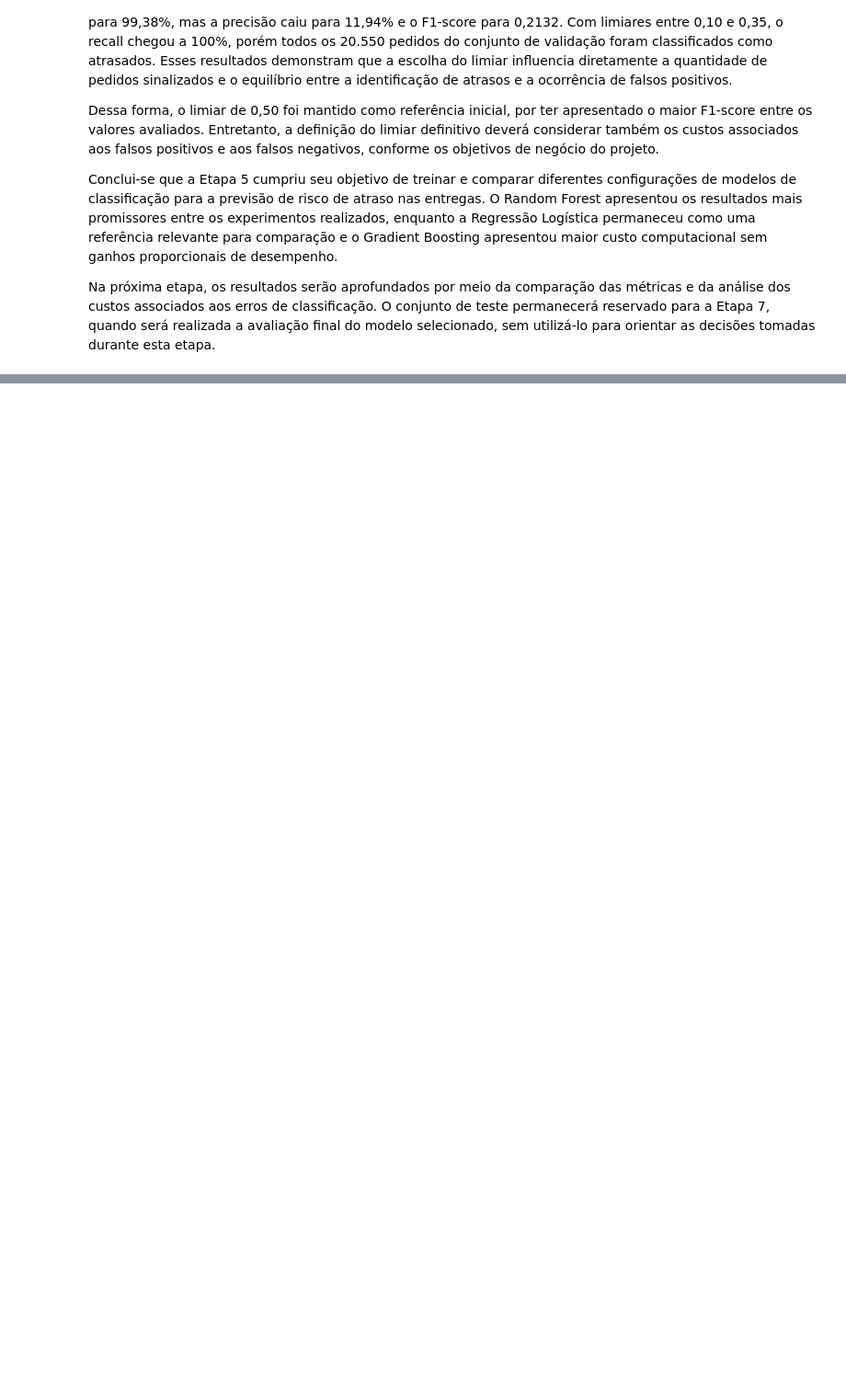
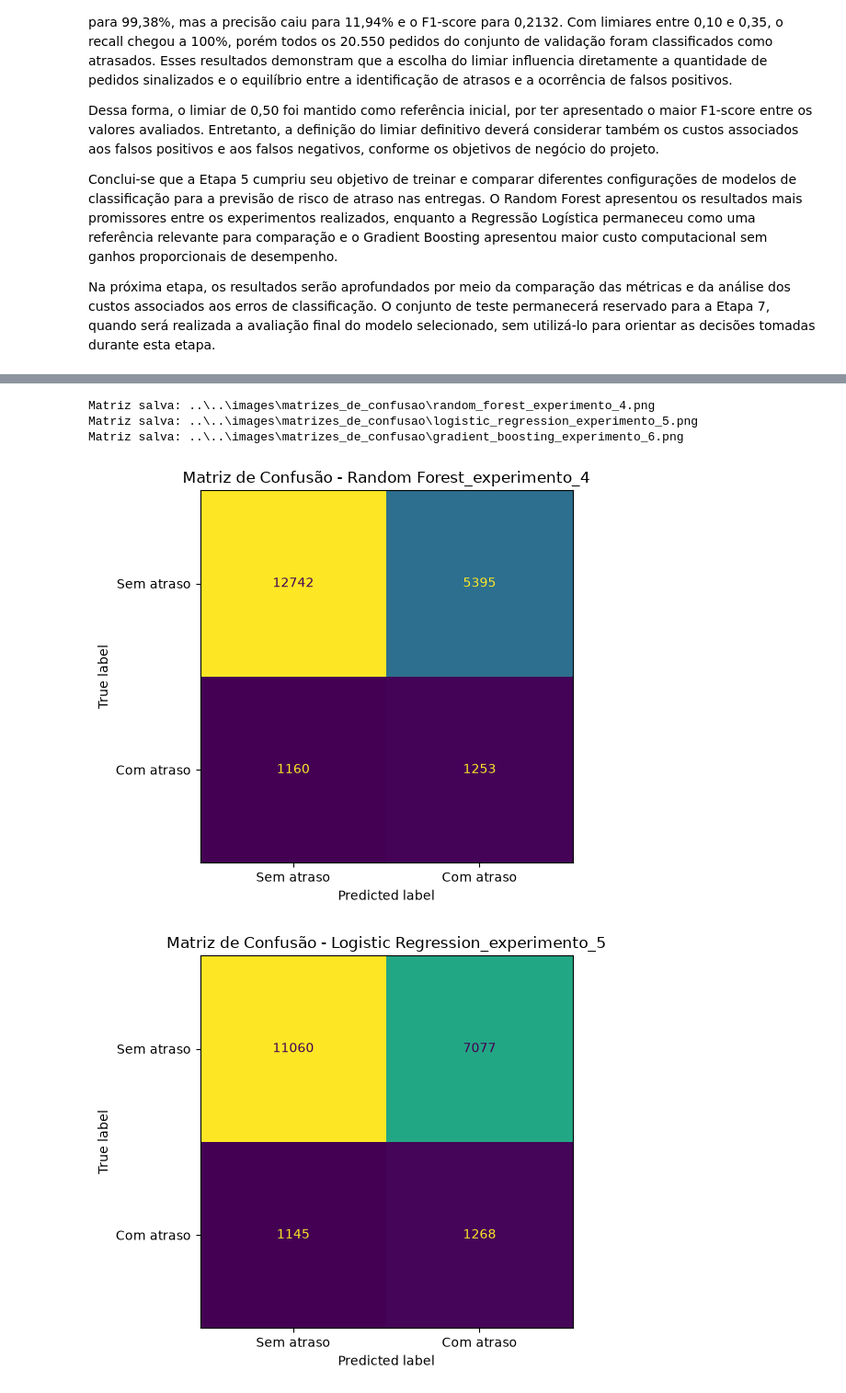
Before and after one commit to Franciane-sl/DeliveryRisk_AI, a Jupyter notebook: pipeline/notebooks/delivery_risk_analysis.ipynb, the cells around one changed output, grey strips where cells are left out. Shown at 92% size. Saved outputs shown, nothing was run; the diff lists cells and outputs as text; code cells hidden in the pictures; blank space fills up the shorter version.

Commit message:
feat: implemeta avaliação comparativa dos modelos

```diff
--- a/pipeline/notebooks/delivery_risk_analysis.ipynb
+++ b/pipeline/notebooks/delivery_risk_analysis.ipynb
@@ -2686,0 +2802,8 @@ Na próxima etapa, os resultados serão aprofundados por meio da comparação da
+# %%
+matrizes_confusao = gerar_matrizes_confusao(
+    resultados,
+    X_val,
+    y_val
+)
+
+print("Quantidade de matrizes:", len(matrizes_confusao))
@@ -2686,0 +2822,9 @@ Na próxima etapa, os resultados serão aprofundados por meio da comparação da
+# %%
+for nome_modelo in melhores_modelos["modelo"]:
+    chave = [
+        chave
+        for chave in matrizes_confusao
+        if chave.startswith(nome_modelo)
+    ]
+
+    print(nome_modelo, chave)
@@ -2686,0 +2835,32 @@ Na próxima etapa, os resultados serão aprofundados por meio da comparação da
+# %%
+
+diretorio_matrizes = Path("../../images/matrizes_de_confusao")
+
+diretorio_matrizes.mkdir(parents=True, exist_ok=True)
+
+melhores_chaves = [
+    "Random Forest_experimento_4",
+    "Logistic Regression_experimento_5",
+    "Gradient Boosting_experimento_6",
+]
+
+
+for chave in melhores_chaves:
+
+    nome_arquivo = chave.lower().replace(" ", "_") + ".png"
+
+    caminho_arquivo = diretorio_matrizes / nome_arquivo
+
+    plotar_matriz_confusao(
+        matriz=matrizes_confusao[chave],
+        titulo=f"Matriz de Confusão - {chave}",
+        salvar_em=caminho_arquivo,
+    )
+
+    print(f"Matriz salva: {caminho_arquivo}")
+# %% [output]
+Matriz salva: ..\..\images\matrizes_de_confusao\random_forest_experimento_4.png
+Matriz salva: ..\..\images\matrizes_de_confusao\logistic_regression_experimento_5.png
+Matriz salva: ..\..\images\matrizes_de_confusao\gradient_boosting_experimento_6.png
+[figure, added]
+[figure, added]
```
Also changed, not shown: parts of 28 cells of this notebook.
